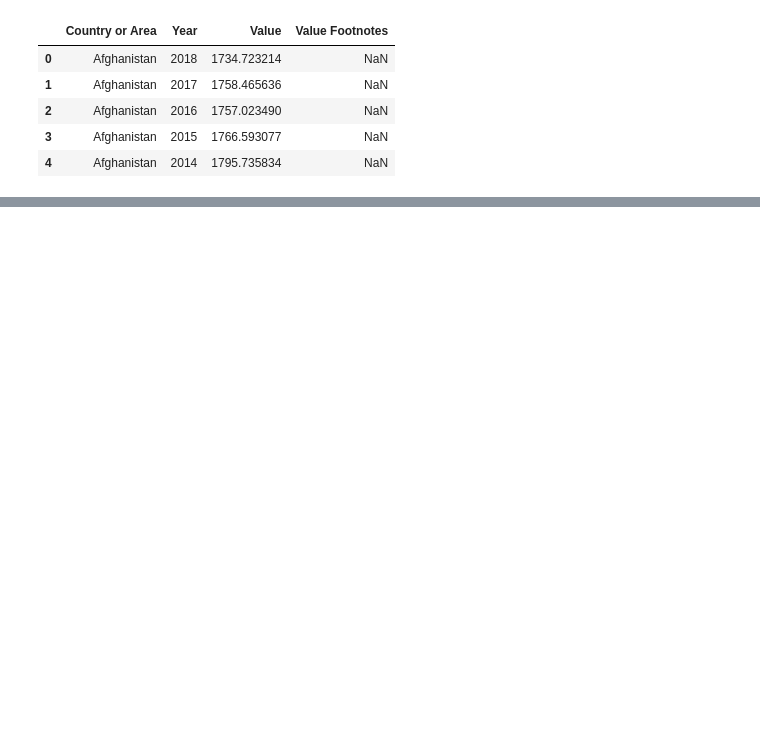
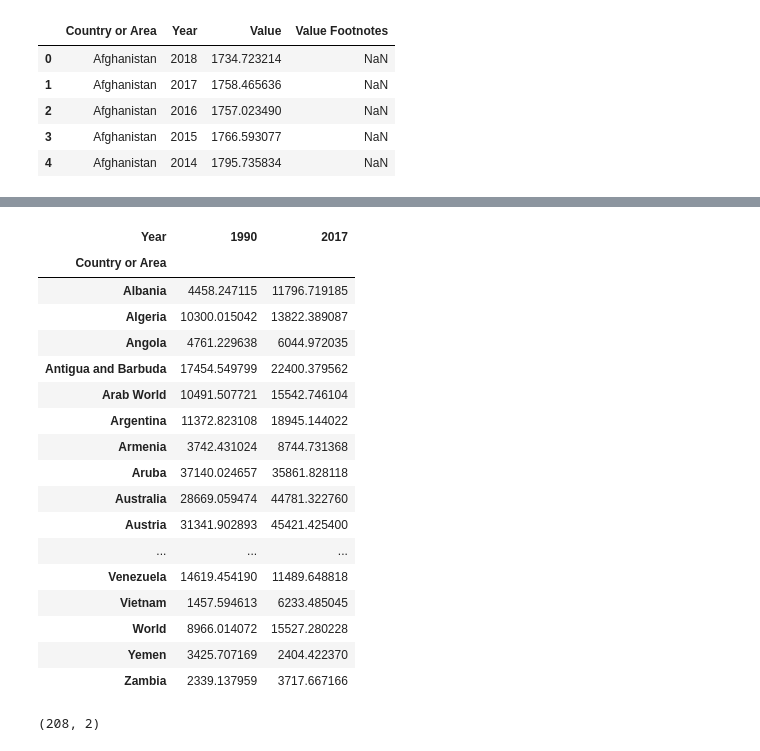
Before and after one commit to nss-data-science-cohort-4/dq1-undata-maggimckenzie, a Jupyter notebook: notebooks/UN_Data_Exploration.ipynb, the cells around one changed output, grey strips where cells are left out. Saved outputs shown, nothing was run; the diff lists cells and outputs as text; code cells hidden in the pictures; blank space fills up the shorter version.

```diff
--- a/notebooks/UN_Data_Exploration.ipynb
+++ b/notebooks/UN_Data_Exploration.ipynb
@@ -124,0 +185,2 @@ gdp_df.sort_index(ascending=False)
+# %%
+pd.options.display.max_rows = 999
@@ -124,0 +314,2 @@ gdp_df.sort_index(ascending=False)
+# %%
+filtered_gdp = gdp_df[(gdp_df['Year'] == 1990) | (gdp_df['Year'] == 2017)]
@@ -124,0 +349,25 @@ gdp_df.sort_index(ascending=False)
+# %%
+pivot_gdp = filtered_gdp.pivot_table(values='Value',columns='Year',index='Country or Area').dropna()
+# %% [output]
+| Year | 1990 | 2017 |
+| Country or Area |  |  |
+| Albania | 4458.247115 | 11796.719185 |
+| Algeria | 10300.015042 | 13822.389087 |
+| Angola | 4761.229638 | 6044.972035 |
+| Antigua and Barbuda | 17454.549799 | 22400.379562 |
+| Arab World | 10491.507721 | 15542.746104 |
+| Argentina | 11372.823108 | 18945.144022 |
+| Armenia | 3742.431024 | 8744.731368 |
+| Aruba | 37140.024657 | 35861.828118 |
+| Australia | 28669.059474 | 44781.322760 |
+| Austria | 31341.902893 | 45421.425400 |
+| ... | ... | ... |
+| Venezuela | 14619.454190 | 11489.648818 |
+| Vietnam | 1457.594613 | 6233.485045 |
+| World | 8966.014072 | 15527.280228 |
+| Yemen | 3425.707169 | 2404.422370 |
+| Zambia | 2339.137959 | 3717.667166 |
+# %%
+pivot_gdp.shape
+# %% [output]
+(208, 2)
```
Also changed, not shown: parts of 27 cells of this notebook.
